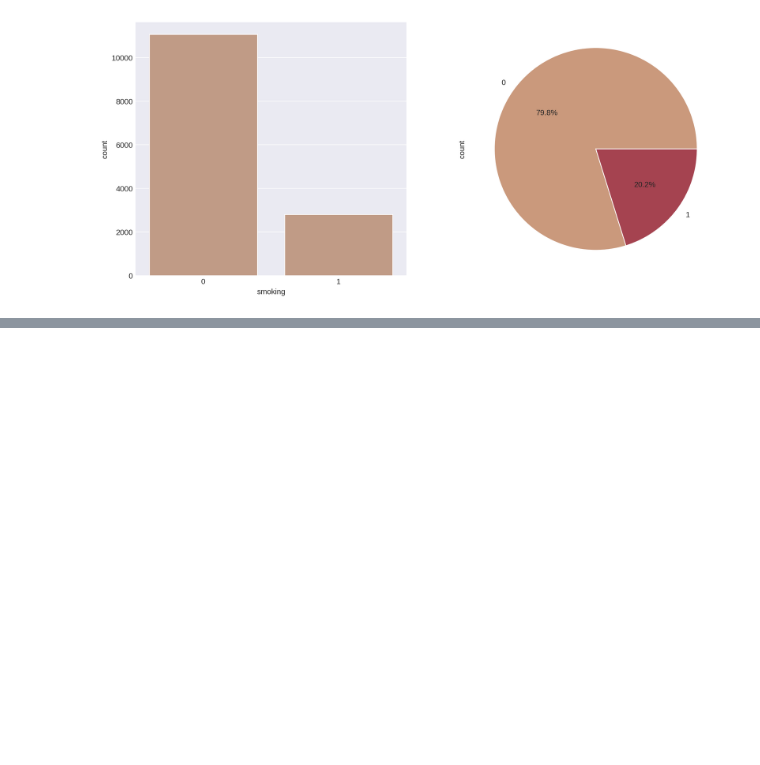
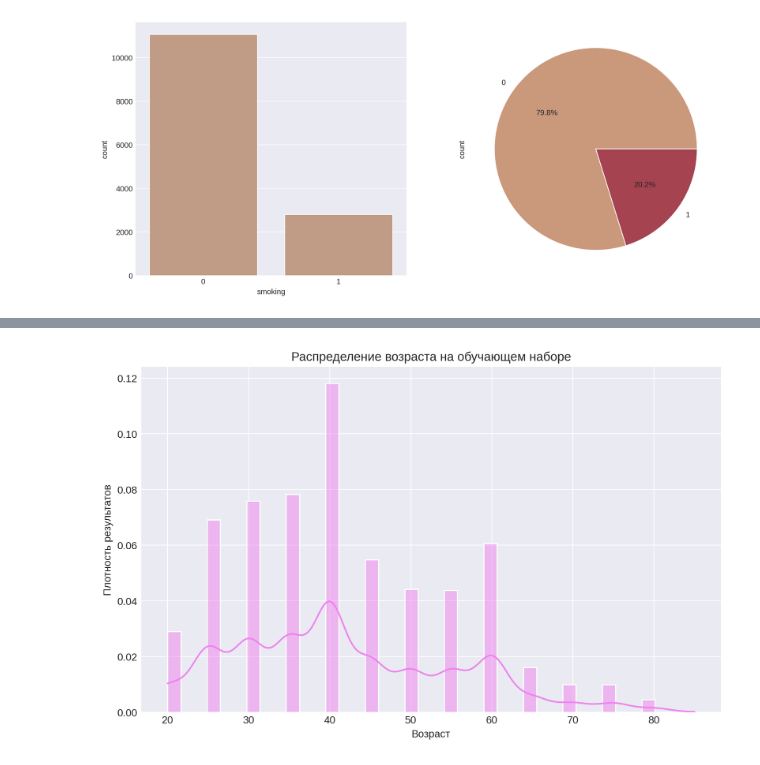
Before and after one commit to vulcan4ik/ds-smokers-research, a Jupyter notebook: ipynb/smokers-eda-catboost.ipynb, the cells around one changed output, grey strips where cells are left out. Saved outputs shown, nothing was run; the diff lists cells and outputs as text; code cells hidden in the pictures; blank space fills up the shorter version.

```diff
--- a/ipynb/smokers-eda-catboost.ipynb
+++ b/ipynb/smokers-eda-catboost.ipynb
@@ -397,0 +460,9 @@ smoke_0 = train[train["smoking"] == 0].shape[0]
+# %%
+plt.figure(figsize=(10, 6))
+sns.histplot(train["age"], kde=True, color="violet", stat="density", alpha=0.5)
+plt.xlabel("Возраст")
+plt.ylabel("Плотность результатов")
+plt.title("Распределение возраста на обучающем наборе")
+plt.show()
+# %% [output]
+[figure, added]
```
Also changed, not shown: parts of 98 cells of this notebook.
